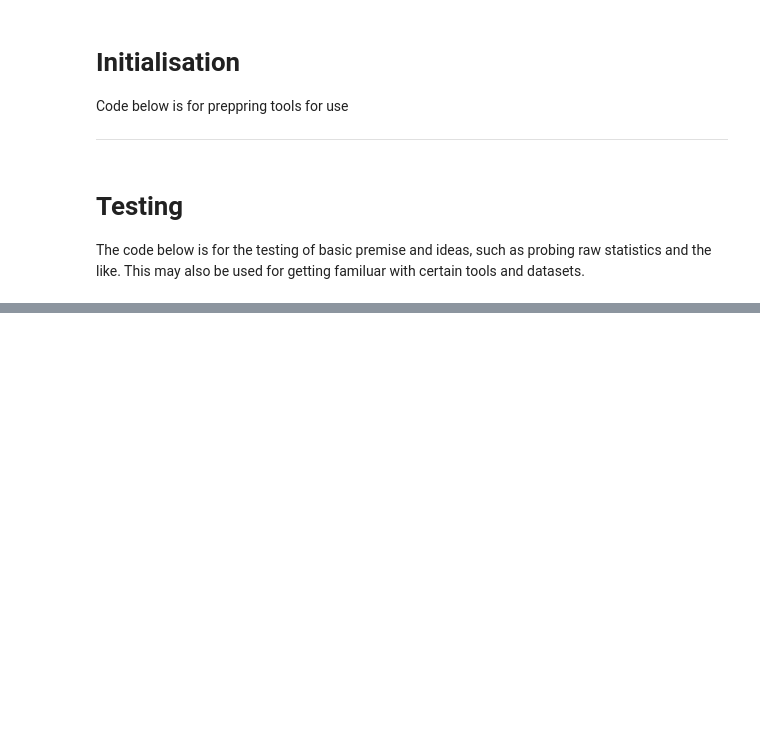
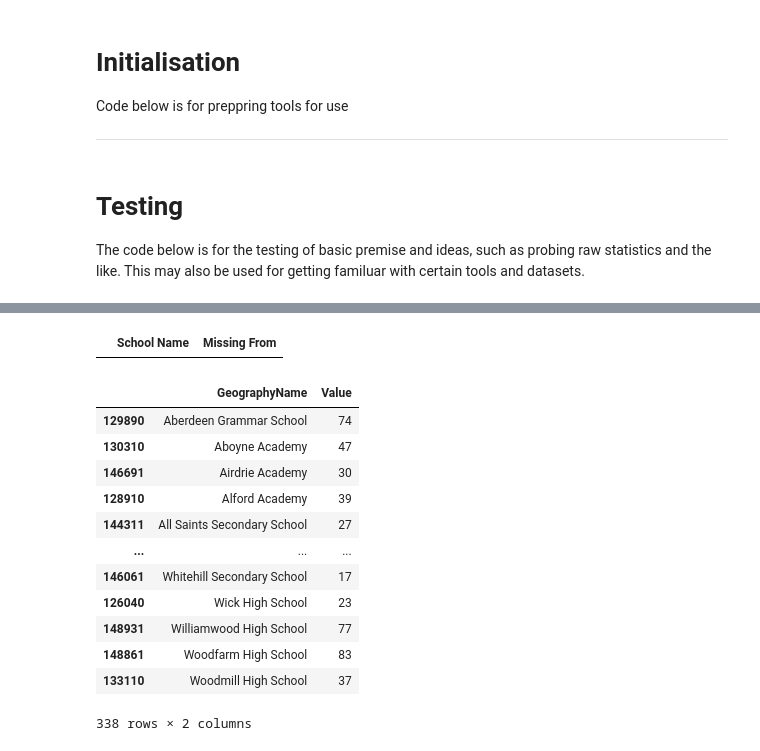
Before and after one commit to Jaxter1604/social_dets_edu_scot, a Jupyter notebook: testing.ipynb, the cells around one changed output, grey strips where cells are left out. Saved outputs shown, nothing was run; the diff lists cells and outputs as text; code cells hidden in the pictures; blank space fills up the shorter version.

```diff
--- a/testing.ipynb
+++ b/testing.ipynb
@@ -296,0 +311,40 @@ Model MAE: 9.37430303030303
+# %%
+# School name columns
+att_schools = att_list_24["GeographyName"]
+hs_schools = hs_sum_2024["School Name"]
+
+# Schools in att_list but not hs_sum_2024
+missing_from_hs = sorted(set(att_schools) - set(hs_schools))
+
+# Schools in hs_sum_2024 but not att_list
+missing_from_att = sorted(set(hs_schools) - set(att_schools))
+
+differences = pd.DataFrame({
+    "School Name": (
+        [*missing_from_hs, *missing_from_att]
+    ),
+    "Missing From": (
+        ["hs_sum_2024"] * len(missing_from_hs)
+        + ["att_list"] * len(missing_from_att)
+    )
+})
+
+display(differences)
+# %% [output]
+|  | School Name | Missing From |
+# %%
+att_list_24
+# %% [output]
+|  | GeographyName | Value |
+| 129890 | Aberdeen Grammar School | 74 |
+| 130310 | Aboyne Academy | 47 |
+| 146691 | Airdrie Academy | 30 |
+| 128910 | Alford Academy | 39 |
+| 144311 | All Saints Secondary School | 27 |
+| ... | ... | ... |
+| 146061 | Whitehill Secondary School | 17 |
+| 126040 | Wick High School | 23 |
+| 148931 | Williamwood High School | 77 |
+| 148861 | Woodfarm High School | 83 |
+| 133110 | Woodmill High School | 37 |
+338 rows × 2 columns
```
Also changed, not shown: parts of 19 cells of this notebook, 4 other files.
